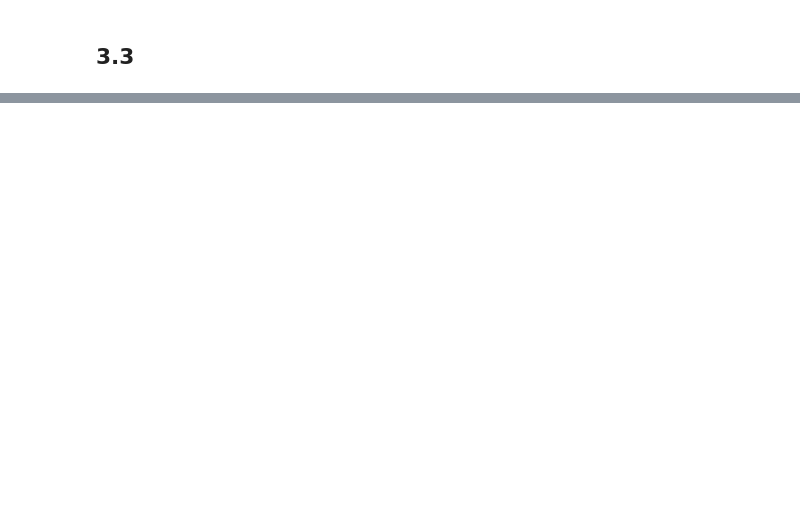
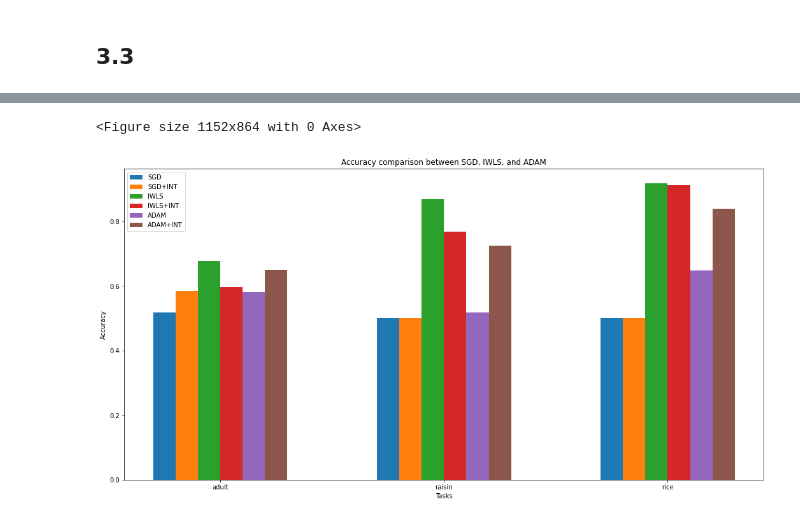
Before and after one commit to DenKakai/AML-project1, a Jupyter notebook: task3.ipynb, the cells around one changed output, grey strips where cells are left out. Drawn from its saved outputs; the diff is of its cells as text; code cells hidden in the pictures; blank space fills up the shorter version.

Commit message:
added interaction model visualizations

```diff
--- a/task3.ipynb
+++ b/task3.ipynb
@@ -214,0 +264,7 @@ for dataset in datasets:
+# %%
+datasets = {
+    'adult': get_data_adult(),
+    'raisin': get_data_raisin(),
+    'rice': get_data_rice()
+}
+#adult, eeg, churn trudne zbiory
@@ -214,0 +327,35 @@ for dataset in datasets:
+# %%
+from matplotlib import pyplot as plt
+plt.figure(figsize = (16, 12))
+
+labels = list(results['SGD'].keys())
+SGD_values = list(results['SGD'].values())
+IWLS_values = list(results['IWLS'].values())
+ADAM_values = list(results['ADAM'].values())
+SGDINT_values = list(results['SGD+INT'].values())
+IWLSINT_values = list(results['IWLS+INT'].values())
+ADAMINT_values = list(results['ADAM+INT'].values())
+
+x = range(len(labels))
+
+# Plotting
+plt.figure(figsize=(18, 9))
+bar_width = 0.1
+
+plt.bar(x, SGD_values, width=bar_width, label='SGD')
+plt.bar([i + bar_width for i in x], SGDINT_values, width=bar_width, label='SGD+INT')
+plt.bar([i + bar_width*2 for i in x], IWLS_values, width=bar_width, label='IWLS')
+plt.bar([i + bar_width*3 for i in x], IWLSINT_values, width=bar_width, label='IWLS+INT')
+plt.bar([i + bar_width*4 for i in x], ADAM_values, width=bar_width, label='ADAM')
+plt.bar([i + bar_width*5 for i in x], ADAMINT_values, width=bar_width, label='ADAM+INT')
+
+
+plt.xlabel('Tasks')
+plt.ylabel('Accuracy')
+plt.title('Accuracy comparison between SGD, IWLS, and ADAM')
+plt.xticks([i + bar_width*2.5 for i in x], labels)
+plt.legend()
+plt.show()
+# %% [output]
+<Figure size 1152x864 with 0 Axes>
+[figure, added]
```
Also changed, not shown: parts of 6 cells of this notebook, 1 other file.
